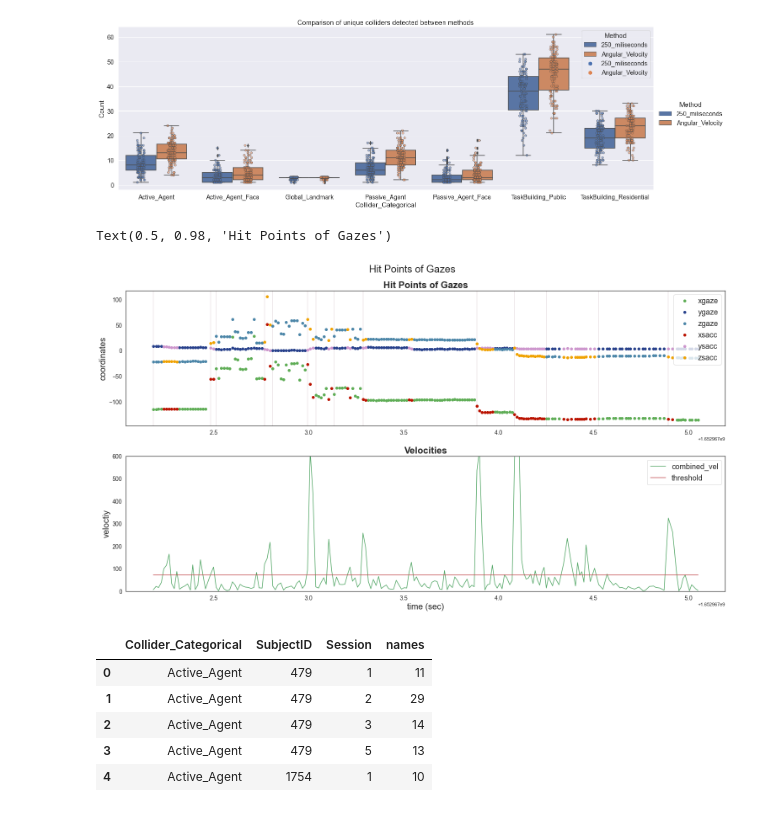
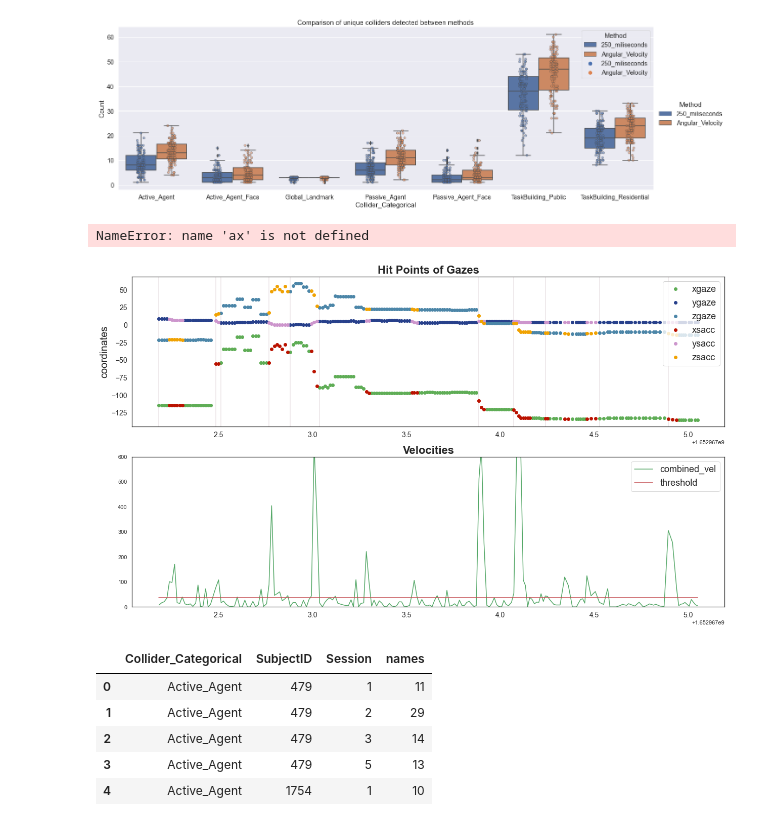
Before and after one commit to tracysanchez/DataAnalysis, a Jupyter notebook: Colliderhits/05_Collider_Visualization.ipynb, the cells around one changed output. Cells and saved outputs as stored; diff of their text form; code cells hidden in the pictures.

```diff
--- a/Colliderhits/05_Collider_Visualization.ipynb
+++ b/Colliderhits/05_Collider_Visualization.ipynb
@@ -419,38 +419,38 @@ axis[0].set_title(
     fontweight='bold',
 )
 axis[0].legend(loc="upper right", fontsize=18)
 axis[0].xaxis.label.set_visible(False)
 axis[0].set_ylabel("coordinates", fontsize=20)
 axis[0].yaxis.set_tick_params(labelsize = 14) # change tick size
 axis[0].xaxis.set_tick_params(labelsize = 14)
 
 
 
 axis[1].plot(time, for_eye["combined_vel"].tolist(), "g", label = "combined_vel")
 axis[1].plot(time, for_eye["thresh"].tolist(), "r", label = "threshold")
 
 #axis[3].plot(time, long_events_mad, "k")
 ## axis[2].plot(time, blinks, "b")  # blinks
 axis[1].set_ylim(0, 600)
 axis[1].set_title(
         "Velocities",
         fontsize=22,
         fontweight='bold',
     )
 axis[1].legend(loc="upper right", fontsize=18)
-#plt.xticks(fontsize=14)
-#ax.set_xticklabels(time,fontsize=20)
-#plt.suptitle(uid, fontsize=20)
+plt.xticks(fontsize=14)
+ax.set_xticklabels(time,fontsize=20)
+plt.suptitle(uid, fontsize=20)
 plt.tight_layout(rect=[0, 0.03, 1, 0.95])
 axis[1].set_xlabel("time (sec)", fontsize=20)
 axis[1].set_ylabel("veloctiy", fontsize=20)
 axis[1].yaxis.set_tick_params(labelsize = 14) # change tick size
 axis[1].xaxis.set_tick_params(labelsize = 14)
 
 plt.suptitle(titel, fontsize=24)
 # %% [output]
-Text(0.5, 0.98, 'Hit Points of Gazes')
+NameError: name 'ax' is not defined
-[figure, old version]
+[figure, new version]
 # %%
 # %% [output]
 |  | Collider_Categorical | SubjectID | Session | names |
```
Also changed, not shown: 3 other files.
